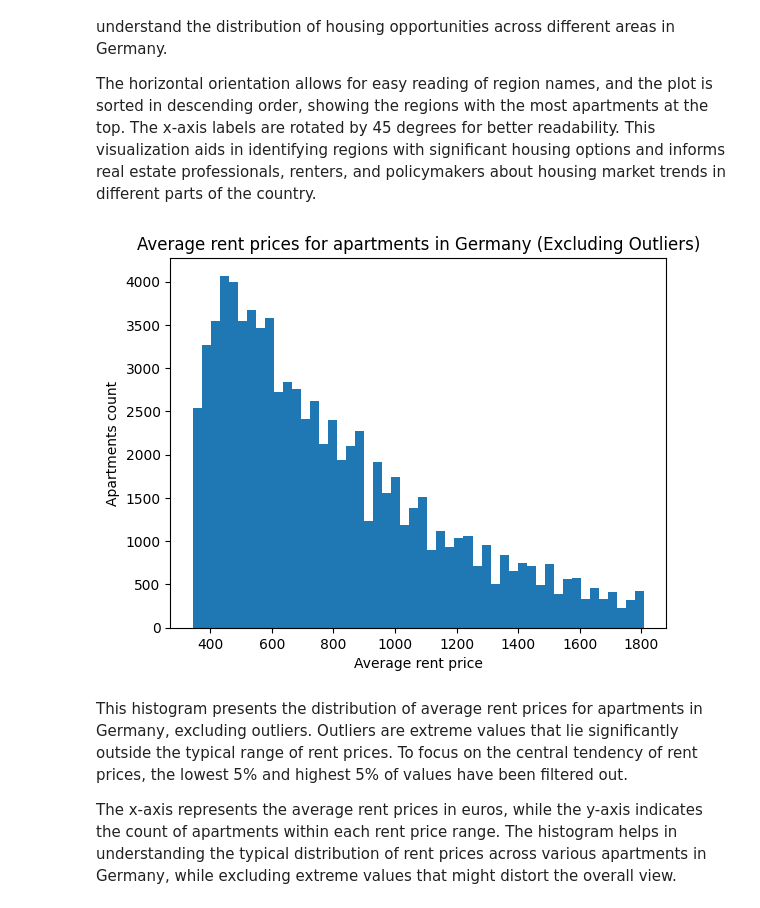
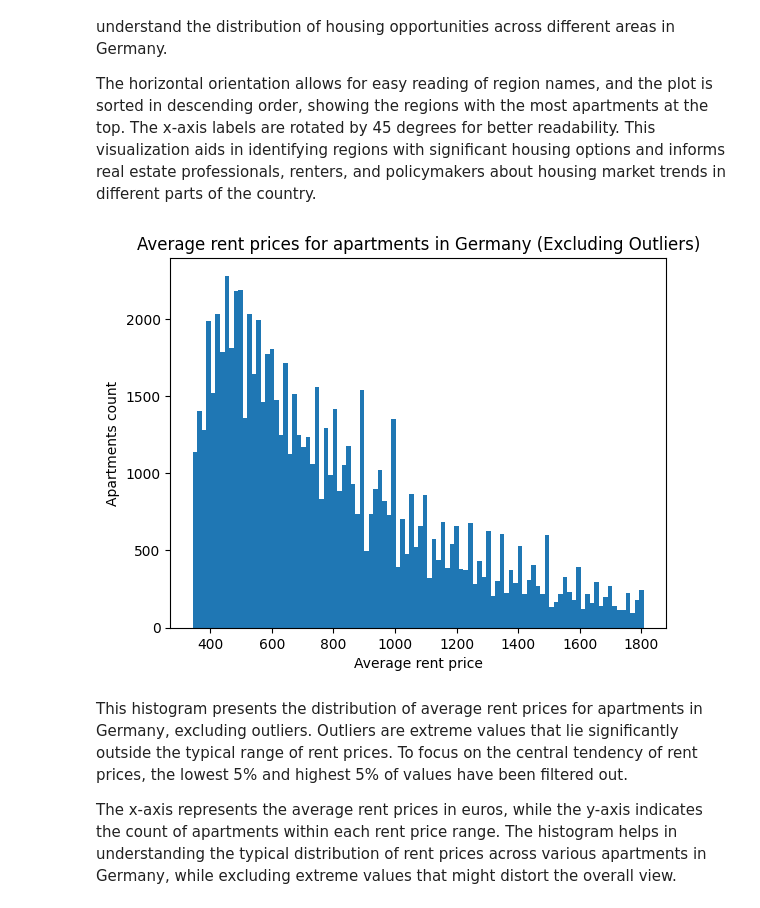
Before and after one commit to borisov5/Data-Science-June-2023, a Jupyter notebook: exam project/Ivelin_Borisov_project.ipynb, the cells around one changed output. Drawn from its saved outputs; the diff is of its cells as text; code cells hidden in the pictures.

```diff
--- a/exam project/Ivelin_Borisov_project.ipynb
+++ b/exam project/Ivelin_Borisov_project.ipynb
@@ -642,18 +685,18 @@ new_apartments_de.dropna(inplace=True)
 # %%
 low_quantile = new_apartments_de["totalRent"].quantile(0.05)  # Filter out the lowest 5% of values
 high_quantile = new_apartments_de["totalRent"].quantile(0.95)  # Filter out the highest 5% of values
 
 filtered_data = new_apartments_de[(new_apartments_de["totalRent"] >= low_quantile) & (new_apartments_de["totalRent"] <= high_quantile)]
 
-plt.hist(filtered_data["totalRent"], bins=50)
+plt.hist(filtered_data["totalRent"], bins=100)
 
 plt.title('Average rent prices for apartments in Germany (Excluding Outliers)')
 plt.xlabel("Average rent price")
 plt.ylabel("Apartments count")
 
 plt.show()
 # %% [output]
-[figure, old version]
+[figure, new version]
 # %% [markdown]
 This histogram presents the distribution of average rent prices for apartments in Germany, excluding outliers. Outliers are extreme values that lie significantly outside the typical range of rent prices. To focus on the central tendency of rent prices, the lowest 5% and highest 5% of values have been filtered out.
 
```
Also changed, not shown: parts of 20 cells of this notebook, 1 other file.
